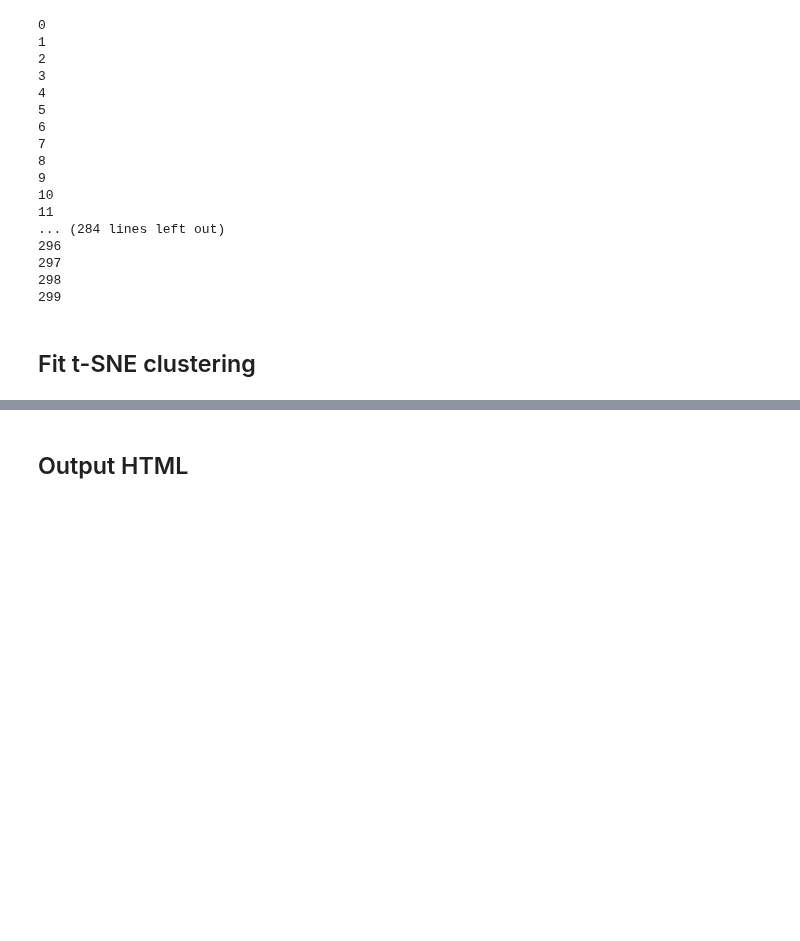
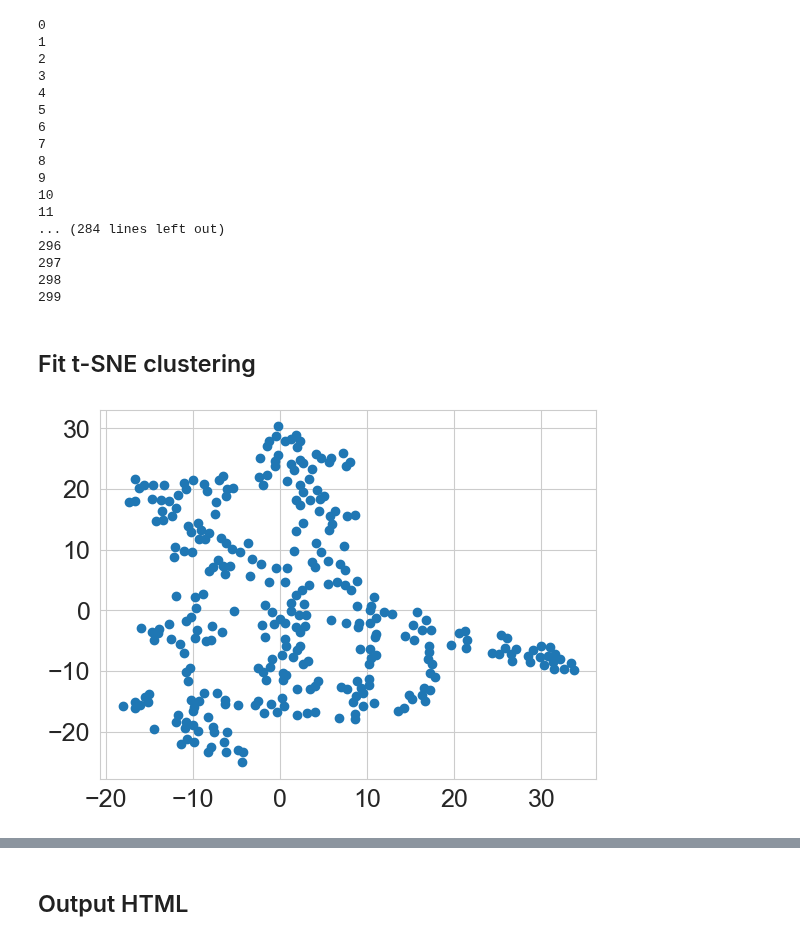
Before and after one commit to HuwCheston/Jazz-Trio-Database, a Jupyter notebook: notebooks/prediction/0.1-cheston-prediction-rhythmic-features.ipynb, the cells around one changed output, grey strips where cells are left out. Cells and saved outputs as stored; diff of their text form; code cells hidden in the pictures; blank space fills up the shorter version.

```diff
--- a/notebooks/0.1-cheston-random-forest-features.ipynb
+++ b/notebooks/prediction/0.1-cheston-prediction-rhythmic-features.ipynb
@@ -665,5 +687,10 @@ for lab in pianist_labels:
 # %%
 from sklearn.manifold import TSNE
 big_df = pd.concat([proba_df, pd.DataFrame(smal)] ).reset_index(drop=True)
-X_tsne = pd.DataFrame(TSNE().fit_transform(big_df[pianist_labels].to_numpy()))
+X_tsne = pd.DataFrame(TSNE(perplexity=20, random_state=SEED).fit_transform(big_df[pianist_labels].to_numpy()))
 X_tsne.columns = ['x', 'y']
+# %%
+plt.scatter(X_tsne['x'], X_tsne['y'])
+plt.show()
+# %% [output]
+[figure, added]
```
Also changed, not shown: parts of 3 cells of this notebook, 1 other file.
